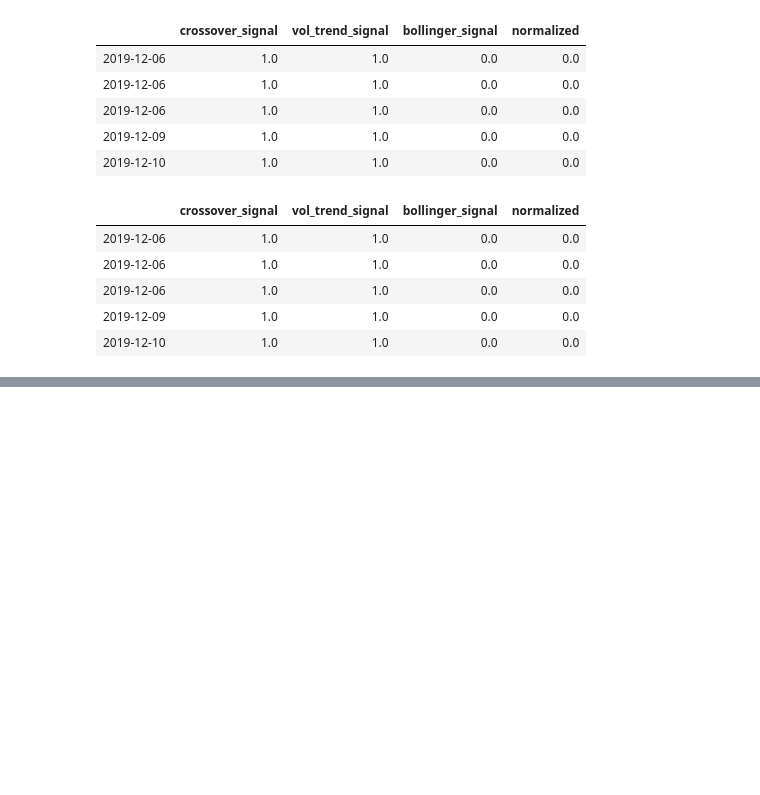
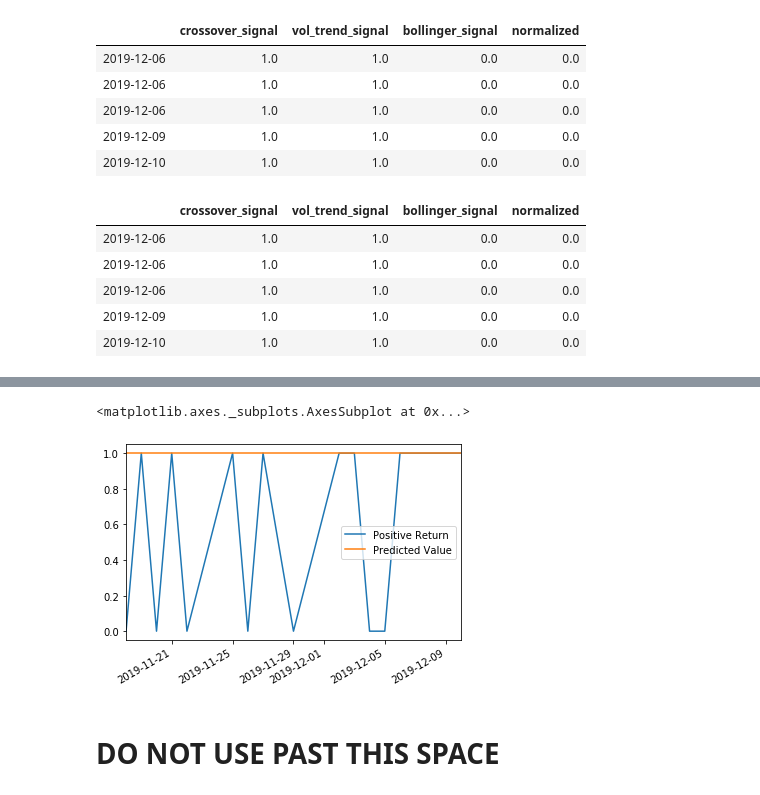
Before and after one commit to irayje/project_2, a Jupyter notebook: model_training.ipynb, the cells around one changed output, grey strips where cells are left out. Saved outputs shown, nothing was run; the diff lists cells and outputs as text; code cells hidden in the pictures; blank space fills up the shorter version.

```diff
--- a/model_training.ipynb
+++ b/model_training.ipynb
@@ -251,0 +359,7 @@ signal_data.head()
+# %%
+Results[['Positive Return', 'Predicted Value']].tail(30).plot()
+# %% [output]
+<matplotlib.axes._subplots.AxesSubplot at 0x...>
+[figure, added]
+# %% [markdown]
+# DO NOT USE PAST THIS SPACE
```
Also changed, not shown: parts of 26 cells of this notebook.
